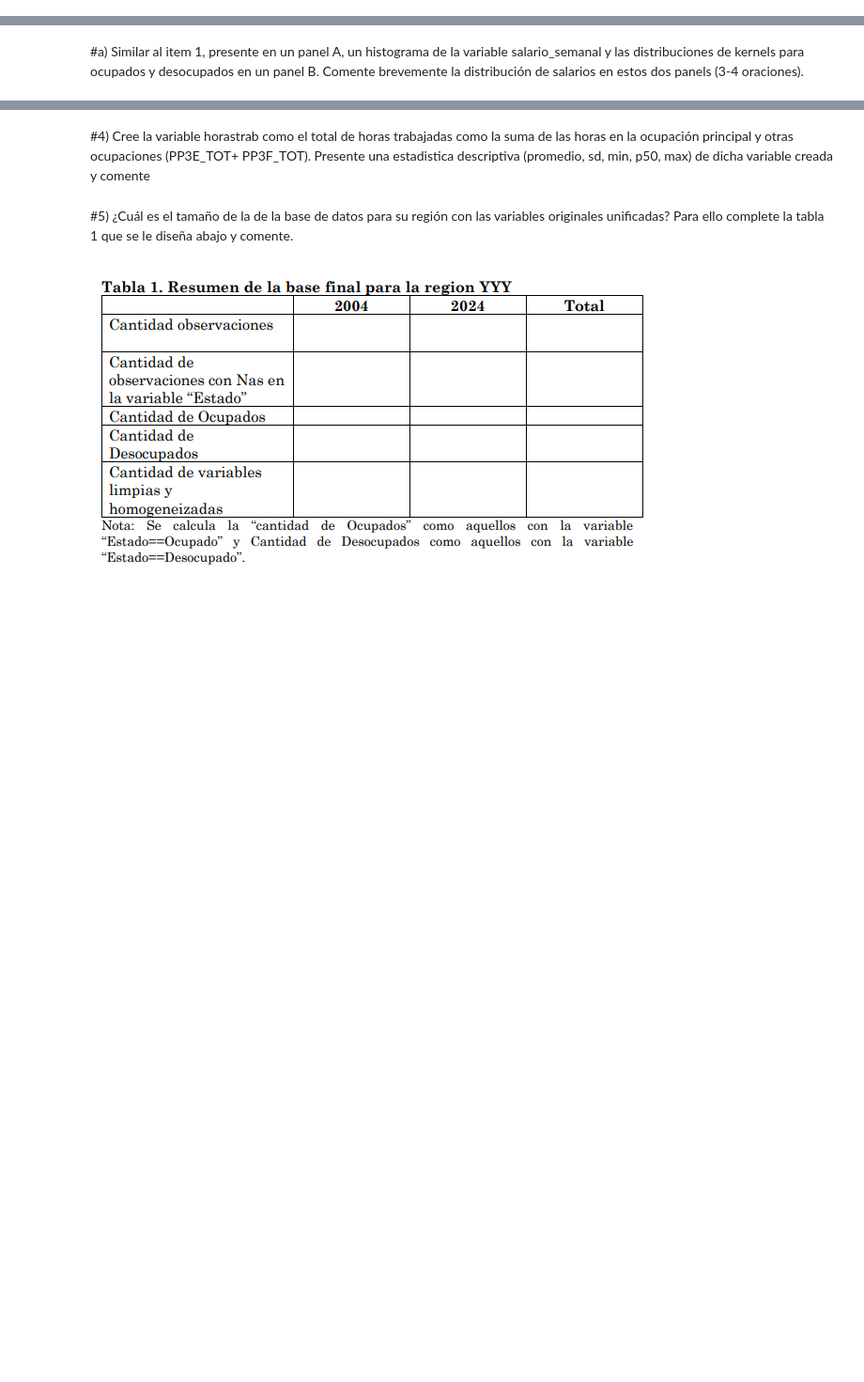
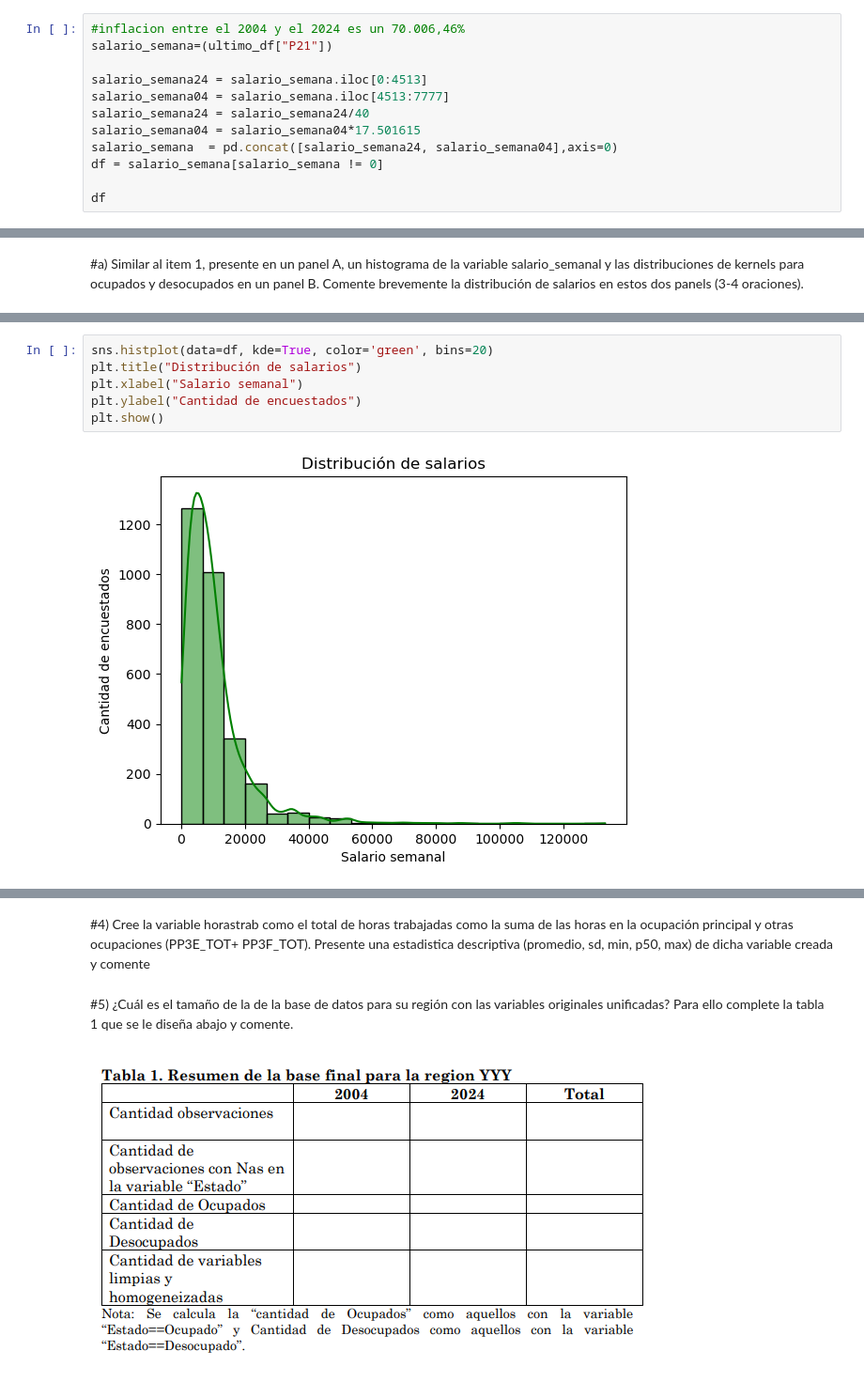
Before and after one commit to RoccoGabrielPimenta/BigDataUBA-Grupo22, a Jupyter notebook: TP 3/Big_Data_TP3_Grupo22.ipynb, the cells around one changed output, grey strips where cells are left out. Shown at 94% size. Drawn from its saved outputs; the diff is of its cells as text; blank space fills up the shorter version.

```diff
--- a/TP 3/Big_Data_TP3_Grupo22.ipynb
+++ b/TP 3/Big_Data_TP3_Grupo22.ipynb
@@ -241,3 +235,15 @@ dia, 5 dias a la semana (8x5=40). Sin embargo, antes de hacer dicha
 división recuerde su bonus de economista. Los pesos de 2004 tienen un
 poder de compra distinto a los pesos de 2024 primer trimestre. Convierta
 primero los ingresos de 2004 a pesos de 2024.
+# %%
+#inflacion entre el 2004 y el 2024 es un 70.006,46%
+salario_semana=(ultimo_df["P21"])
+
+salario_semana24 = salario_semana.iloc[0:4513]
+salario_semana04 = salario_semana.iloc[4513:7777]
+salario_semana24 = salario_semana24/40
+salario_semana04 = salario_semana04*17.501615
+salario_semana  = pd.concat([salario_semana24, salario_semana04],axis=0)
+df = salario_semana[salario_semana != 0]
+
+df
@@ -249,0 +287,8 @@ salarios en estos dos panels (3-4 oraciones).
+# %%
+sns.histplot(data=df, kde=True, color='green', bins=20)
+plt.title("Distribución de salarios")
+plt.xlabel("Salario semanal")
+plt.ylabel("Cantidad de encuestados")
+plt.show()
+# %% [output]
+[figure, added]
```
Also changed, not shown: parts of 12 cells of this notebook.
